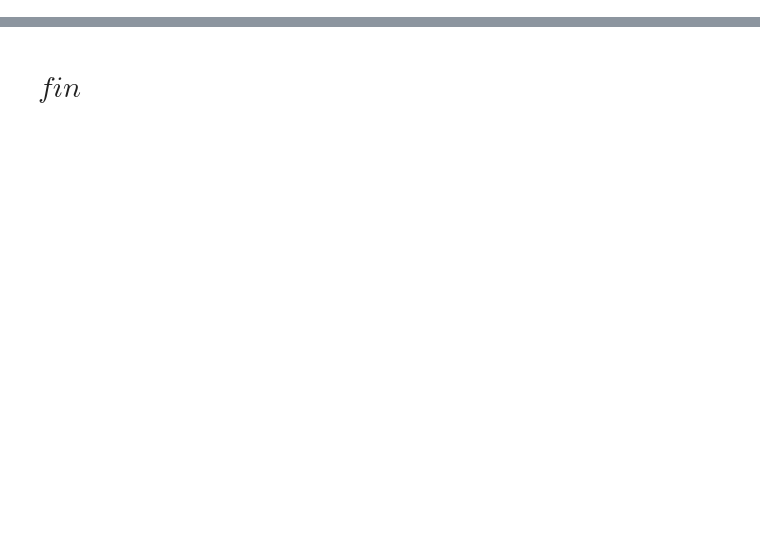
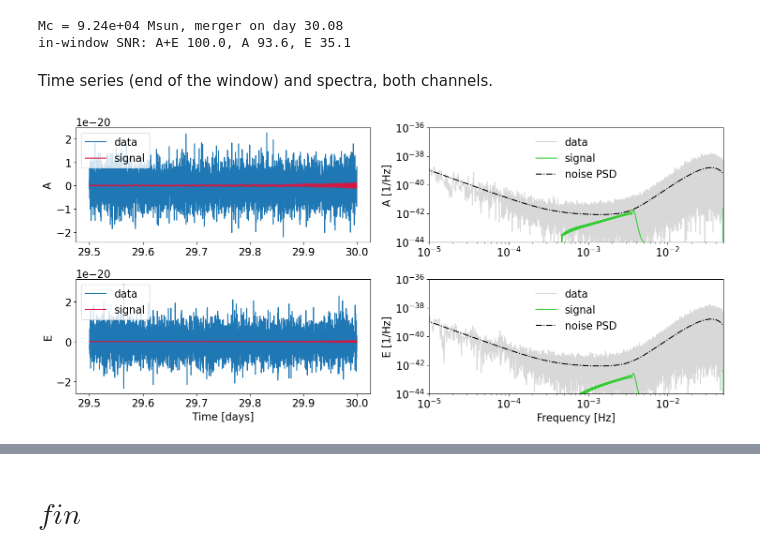
Before and after one commit to karnesis/viterbi, a Jupyter notebook: smbhb_application.ipynb, the cells around one changed output, grey strips where cells are left out. Drawn from its saved outputs; the diff is of its cells as text; code cells hidden in the pictures; blank space fills up the shorter version.

```diff
--- a/smbhb_application.ipynb
+++ b/smbhb_application.ipynb
@@ -103,2 +0,0 @@ plot_spectrogram(Tobs, dt, data, flims, nperseg=1000, whiten=True)
-# %%
-t, f, white = viterbi(vit, Tobs=Tobs, dt=dt, flims=flims, nperseg=100, signal=r, method='fft')
@@ -180,2 +0,0 @@ Now run the Viterbi on this type of data
-# %%
-t, f, white = viterbi(vit, Tobs=Tobs, dt=dt, flims=flims, signal=r, f=fr, method='superlet')
@@ -215,0 +59,45 @@ Generating plots
+# %%
+source = dict(m1   = 1.056676e+05,
+              m2   = 1.067167e+05,
+              chi1 = -0.523733,
+              chi2 = -0.117412,
+              dist_mpc = 6109,
+              inc  = 1.420048,
+              beta = -1.081082,
+              lam  = 4.052963,
+              psi  = 1.228444,
+              phi_ref = 0.641716,
+              t_merger = Tobs + 2 * HOUR)
+
+data = gd.simulate_dataset([source], ndata, dt, rng=np.random.default_rng(42), target_snr=[100])
+fvec, psd = data['freqs'], data['psd']
+mc_true = gd.chirp_mass(source['m1'], source['m2'])
+print(f"Mc = {mc_true:.3g} Msun, merger on day {source['t_merger'] / DAY:.2f}")
+print(f"in-window SNR: A+E {data['snr'][0]:.1f}, "
+      f"A {gd.compute_snr(data['signals_fd'][0, 0], psd, fvec[1]):.1f}, "
+      f"E {gd.compute_snr(data['signals_fd'][0, 1], psd, fvec[1]):.1f}")
+# %% [output]
+Mc = 9.24e+04 Msun, merger on day 30.08
+in-window SNR: A+E 100.0, A 93.6, E 35.1
+# %% [markdown]
+Time series (end of the window) and spectra, both channels.
+# %%
+tvec = np.arange(ndata) * dt
+fig, ax = plt.subplots(2, 2, figsize=(15, 7))
+zoom = tvec > 29.5 * DAY
+df = fvec[1]
+for c, name in enumerate(['A', 'E']):
+    d_td = gd.fd_to_td(data['data_fd'][c], ndata, dt)
+    s_td = gd.fd_to_td(data['signals_fd'][0, c], ndata, dt)
+    ax[c, 0].plot(tvec[zoom] / DAY, d_td[zoom], label='data')
+    ax[c, 0].plot(tvec[zoom] / DAY, s_td[zoom], 'crimson', label='signal')
+    ax[c, 0].set_ylabel(name); ax[c, 0].legend(loc='upper left')
+    ax[c, 1].loglog(fvec, 2 * df * np.abs(data['data_fd'][c])**2, color='grey', alpha=0.3, label='data')
+    ax[c, 1].loglog(fvec, 2 * df * np.abs(data['signals_fd'][0, c])**2, color='limegreen', label='signal')
+    ax[c, 1].loglog(fvec, psd, 'k-.', label='noise PSD')
+    ax[c, 1].set_xlim(1e-5, 5e-2); ax[c, 1].set_ylim(1e-44, 1e-36)
+    ax[c, 1].set_ylabel(f'{name} [1/Hz]'); ax[c, 1].legend(frameon=False)
+ax[1, 0].set_xlabel('Time [days]'); ax[1, 1].set_xlabel('Frequency [Hz]')
+plt.tight_layout()
+# %% [output]
+[figure, added]
```
Also changed, not shown: parts of 45 cells of this notebook.
